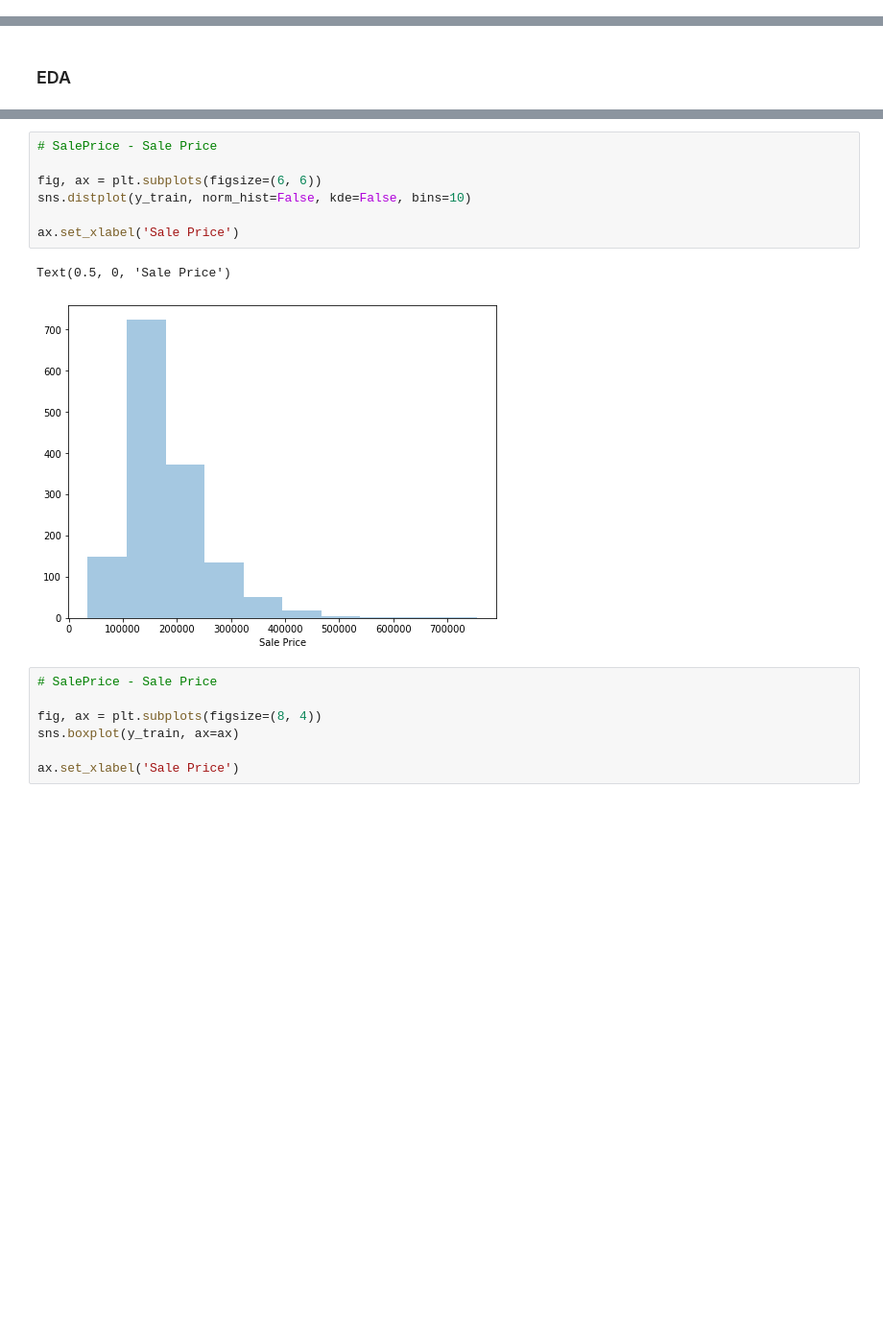
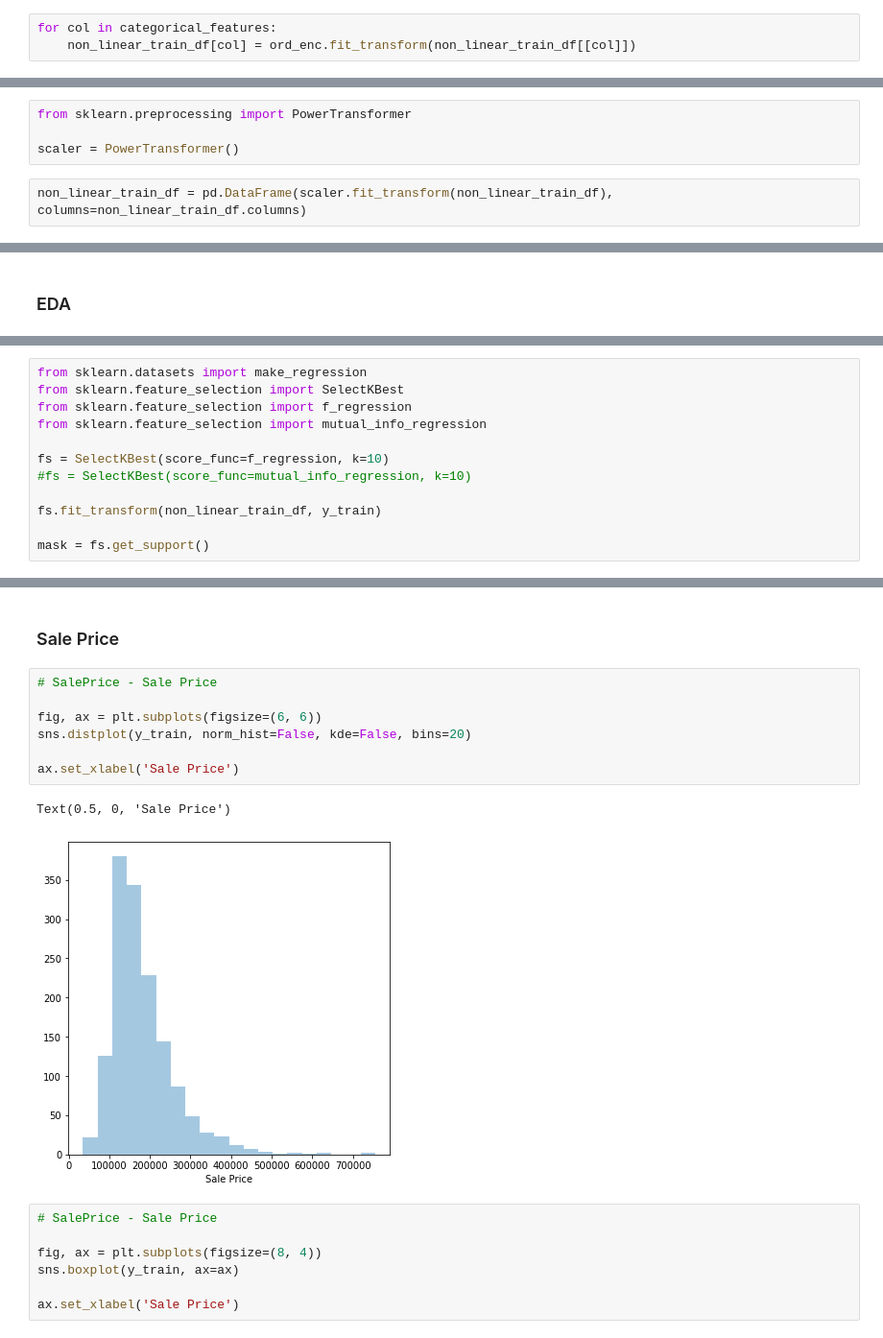
Before and after one commit to kalyanramm/HousePricesAdvancedRegressionTechniques, a Jupyter notebook: ames_eda.ipynb, the cells around one changed output, grey strips where cells are left out. Shown at 96% size. Cells and saved outputs as stored; diff of their text form; blank space fills up the shorter version.

```diff
--- a/ames_eda.ipynb
+++ b/ames_eda.ipynb
@@ -204,0 +179,3 @@ Index(['YearBuilt', 'TotalBsmtSF', '1stFlrSF', 'GrLivArea', 'FullBath',
+# %%
+for col in categorical_features:
+    non_linear_train_df[col] = ord_enc.fit_transform(non_linear_train_df[[col]])
@@ -204,0 +185,6 @@ Index(['YearBuilt', 'TotalBsmtSF', '1stFlrSF', 'GrLivArea', 'FullBath',
+# %%
+from sklearn.preprocessing import PowerTransformer
+
+scaler = PowerTransformer()
+# %%
+non_linear_train_df = pd.DataFrame(scaler.fit_transform(non_linear_train_df), columns=non_linear_train_df.columns)
@@ -206,0 +359,12 @@ Index(['YearBuilt', 'TotalBsmtSF', '1stFlrSF', 'GrLivArea', 'FullBath',
+# %%
+from sklearn.datasets import make_regression
+from sklearn.feature_selection import SelectKBest
+from sklearn.feature_selection import f_regression
+from sklearn.feature_selection import mutual_info_regression
+
+fs = SelectKBest(score_func=f_regression, k=10)
+#fs = SelectKBest(score_func=mutual_info_regression, k=10)
+
+fs.fit_transform(non_linear_train_df, y_train)
+
+mask = fs.get_support()
@@ -207,13 +422,15 @@ Index(['YearBuilt', 'TotalBsmtSF', '1stFlrSF', 'GrLivArea', 'FullBath',
+# %% [markdown]
+### Sale Price
 # %%
 # SalePrice - Sale Price
 
 fig, ax = plt.subplots(figsize=(6, 6))
-sns.distplot(y_train, norm_hist=False, kde=False, bins=10)
+sns.distplot(y_train, norm_hist=False, kde=False, bins=20)
 
 ax.set_xlabel('Sale Price')
 # %% [output]
 Text(0.5, 0, 'Sale Price')
-[figure, old version]
+[figure, new version]
 # %%
 # SalePrice - Sale Price
 
```
Also changed, not shown: parts of 36 cells of this notebook.
